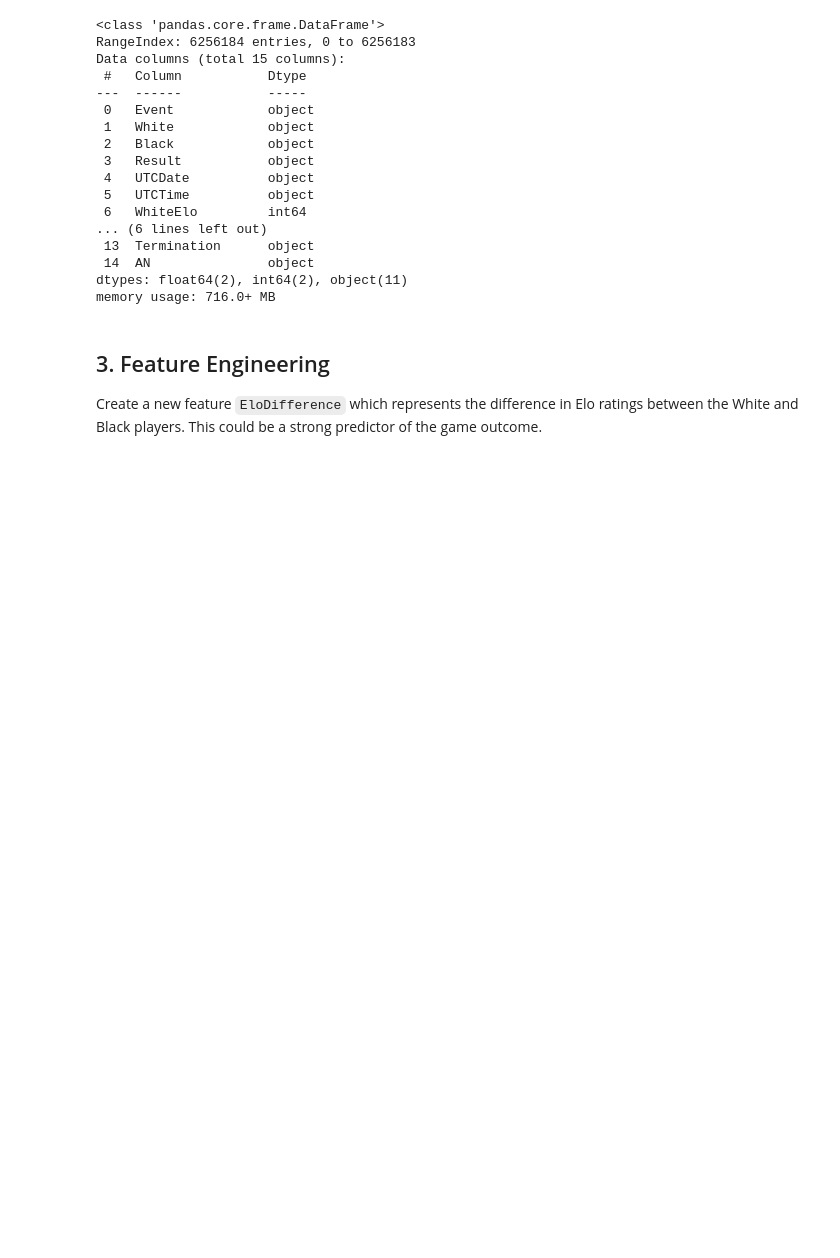
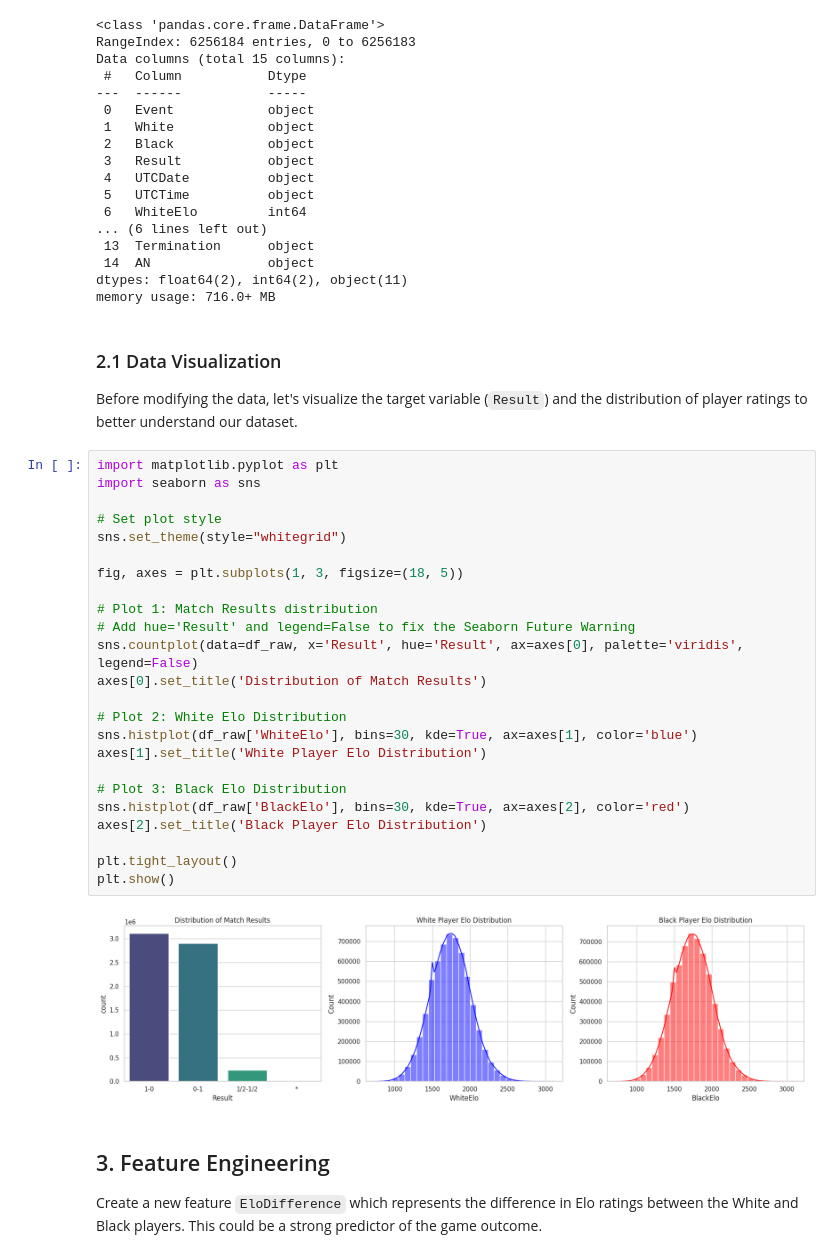
Before and after one commit to Theek237/chess-win-predictor, a Jupyter notebook: chess.ipynb, the cells around one changed output. Cells and saved outputs as stored; diff of their text form; blank space fills up the shorter version.

```diff
--- a/chess.ipynb
+++ b/chess.ipynb
@@ -67,6 +68,35 @@ Data columns (total 15 columns):
  14  AN               object
 dtypes: float64(2), int64(2), object(11)
 memory usage: 716.0+ MB
+# %% [markdown]
+### 2.1 Data Visualization
+Before modifying the data, let's visualize the target variable (`Result`) and the distribution of player ratings to better understand our dataset.
+# %%
+import matplotlib.pyplot as plt
+import seaborn as sns
+
+# Set plot style
+sns.set_theme(style="whitegrid")
+
+fig, axes = plt.subplots(1, 3, figsize=(18, 5))
+
+# Plot 1: Match Results distribution
+# Add hue='Result' and legend=False to fix the Seaborn Future Warning
+sns.countplot(data=df_raw, x='Result', hue='Result', ax=axes[0], palette='viridis', legend=False)
+axes[0].set_title('Distribution of Match Results')
+
+# Plot 2: White Elo Distribution
+sns.histplot(df_raw['WhiteElo'], bins=30, kde=True, ax=axes[1], color='blue')
+axes[1].set_title('White Player Elo Distribution')
+
+# Plot 3: Black Elo Distribution
+sns.histplot(df_raw['BlackElo'], bins=30, kde=True, ax=axes[2], color='red')
+axes[2].set_title('Black Player Elo Distribution')
+
+plt.tight_layout()
+plt.show()
+# %% [output]
+[figure, added]
 # %% [markdown]
 ## 3. Feature Engineering
 Create a new feature `EloDifference` which represents the difference in Elo ratings between the White and Black players. This could be a strong predictor of the game outcome.
```
Also changed, not shown: parts of 5 cells of this notebook, 5 other files.
